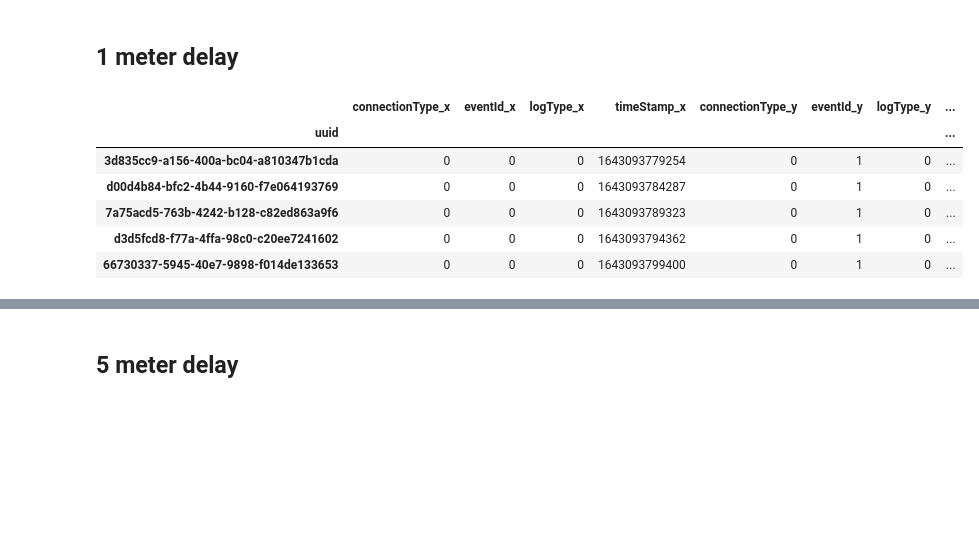
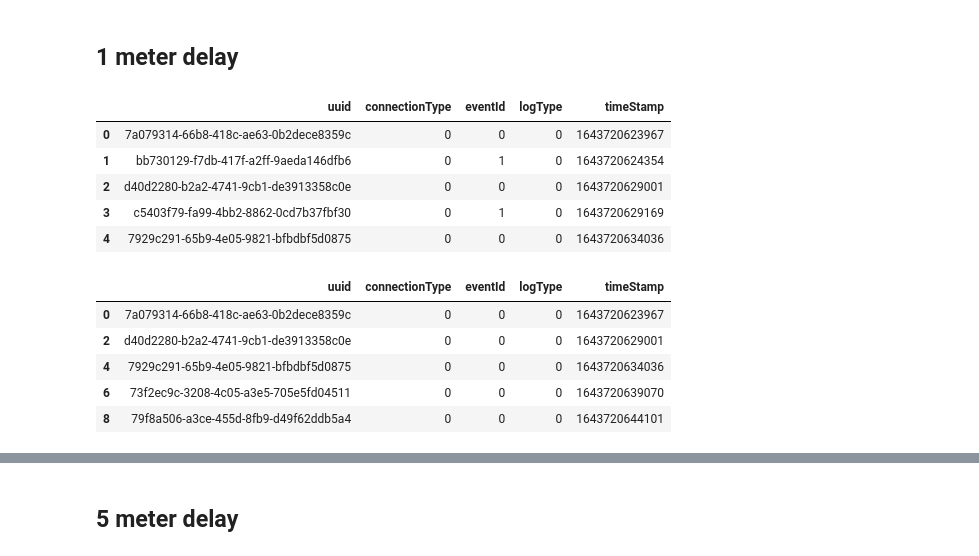
Before and after one commit to kavindaperera/meshify-stats, a Jupyter notebook: rt-delay-boxplot.ipynb, the cells around one changed output, grey strips where cells are left out. Drawn from its saved outputs; the diff is of its cells as text; code cells hidden in the pictures; blank space fills up the shorter version.

```diff
--- a/delay-boxplot.ipynb
+++ b/rt-delay-boxplot.ipynb
@@ -31,10 +13,11 @@ df_1h_1m = pd.merge(result_miranda_1h_1m, result_elsa_1h_1m, on="uuid")
+# %%
+df_miranda_1h_1m = pd.read_csv('result/rtt_miranda_1h_1m.csv')
 # %%
-df_1h_1m.head()
+df_miranda_1h_1m.head()
 # %% [output]
-|  | connectionType_x | eventId_x | logType_x | timeStamp_x | connectionType_y | eventId_y | logType_y | ... |
-| uuid |  |  |  |  |  |  |  | ... |
-| 3d835cc9-a156-400a-bc04-a810347b1cda | 0 | 0 | 0 | 1643093779254 | 0 | 1 | 0 | ... |
-| d00d4b84-bfc2-4b44-9160-f7e064193769 | 0 | 0 | 0 | 1643093784287 | 0 | 1 | 0 | ... |
-| 7a75acd5-763b-4242-b128-c82ed863a9f6 | 0 | 0 | 0 | 1643093789323 | 0 | 1 | 0 | ... |
-| d3d5fcd8-f77a-4ffa-98c0-c20ee7241602 | 0 | 0 | 0 | 1643093794362 | 0 | 1 | 0 | ... |
-| 66730337-5945-40e7-9898-f014de133653 | 0 | 0 | 0 | 1643093799400 | 0 | 1 | 0 | ... |
+|  | uuid | connectionType | eventId | logType | timeStamp |
+| 0 | 7a079314-66b8-418c-ae63-0b2dece8359c | 0 | 0 | 0 | 1643720623967 |
+| 1 | bb730129-f7db-417f-a2ff-9aeda146dfb6 | 0 | 1 | 0 | 1643720624354 |
+| 2 | d40d2280-b2a2-4741-9cb1-de3913358c0e | 0 | 0 | 0 | 1643720629001 |
+| 3 | c5403f79-fa99-4bb2-8862-0cd7b37fbf30 | 0 | 1 | 0 | 1643720629169 |
+| 4 | 7929c291-65b9-4e05-9821-bfbdbf5d0875 | 0 | 0 | 0 | 1643720634036 |
@@ -40,0 +26,9 @@ df_1h_1m.head()
+# %%
+df_miranda_1h_1m_0.head()
+# %% [output]
+|  | uuid | connectionType | eventId | logType | timeStamp |
+| 0 | 7a079314-66b8-418c-ae63-0b2dece8359c | 0 | 0 | 0 | 1643720623967 |
+| 2 | d40d2280-b2a2-4741-9cb1-de3913358c0e | 0 | 0 | 0 | 1643720629001 |
+| 4 | 7929c291-65b9-4e05-9821-bfbdbf5d0875 | 0 | 0 | 0 | 1643720634036 |
+| 6 | 73f2ec9c-3208-4c05-a3e5-705e5fd04511 | 0 | 0 | 0 | 1643720639070 |
+| 8 | 79f8a506-a3ce-455d-8fb9-d49f62ddb5a4 | 0 | 0 | 0 | 1643720644101 |
```
Also changed, not shown: parts of 61 cells of this notebook, 3 other files.
